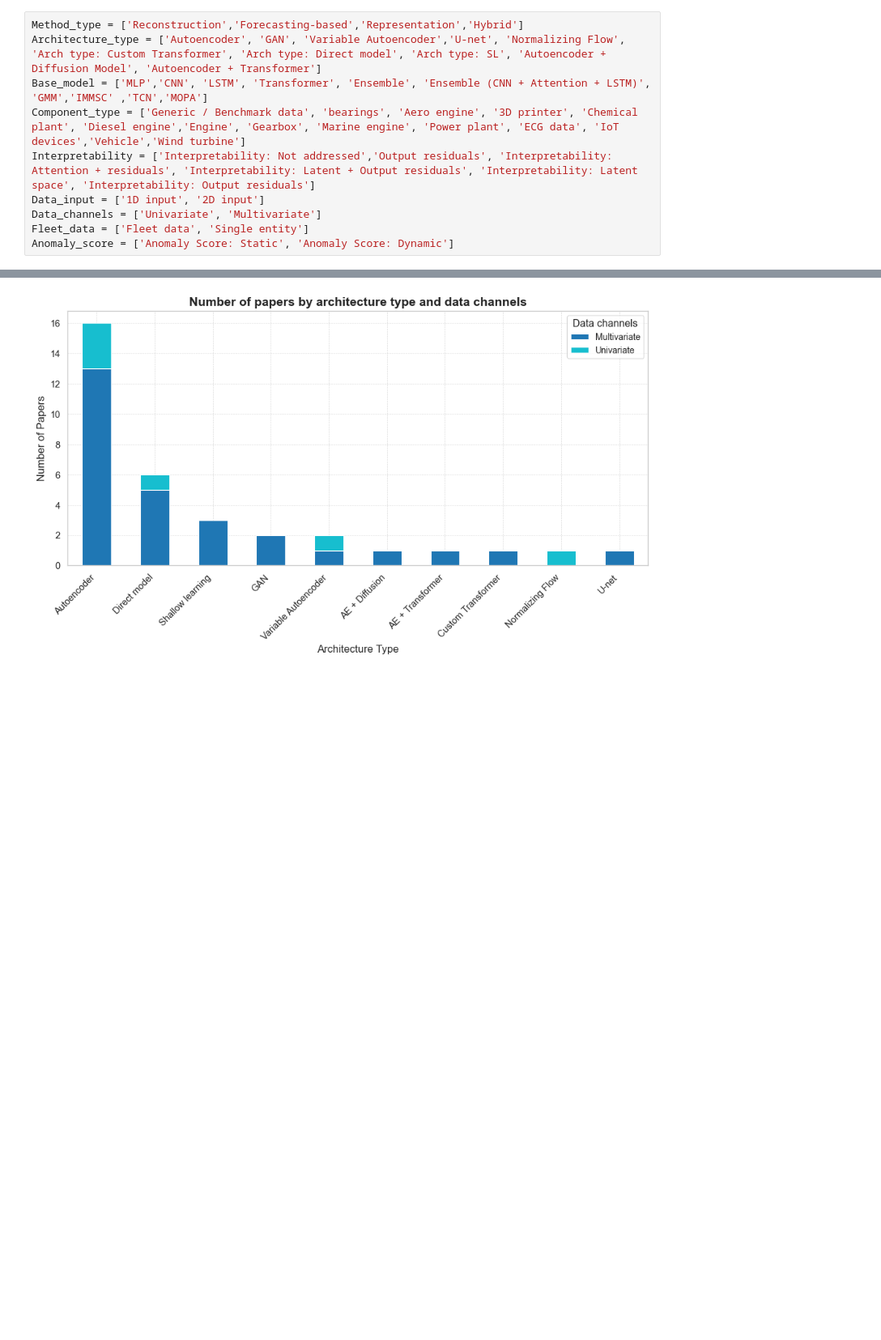
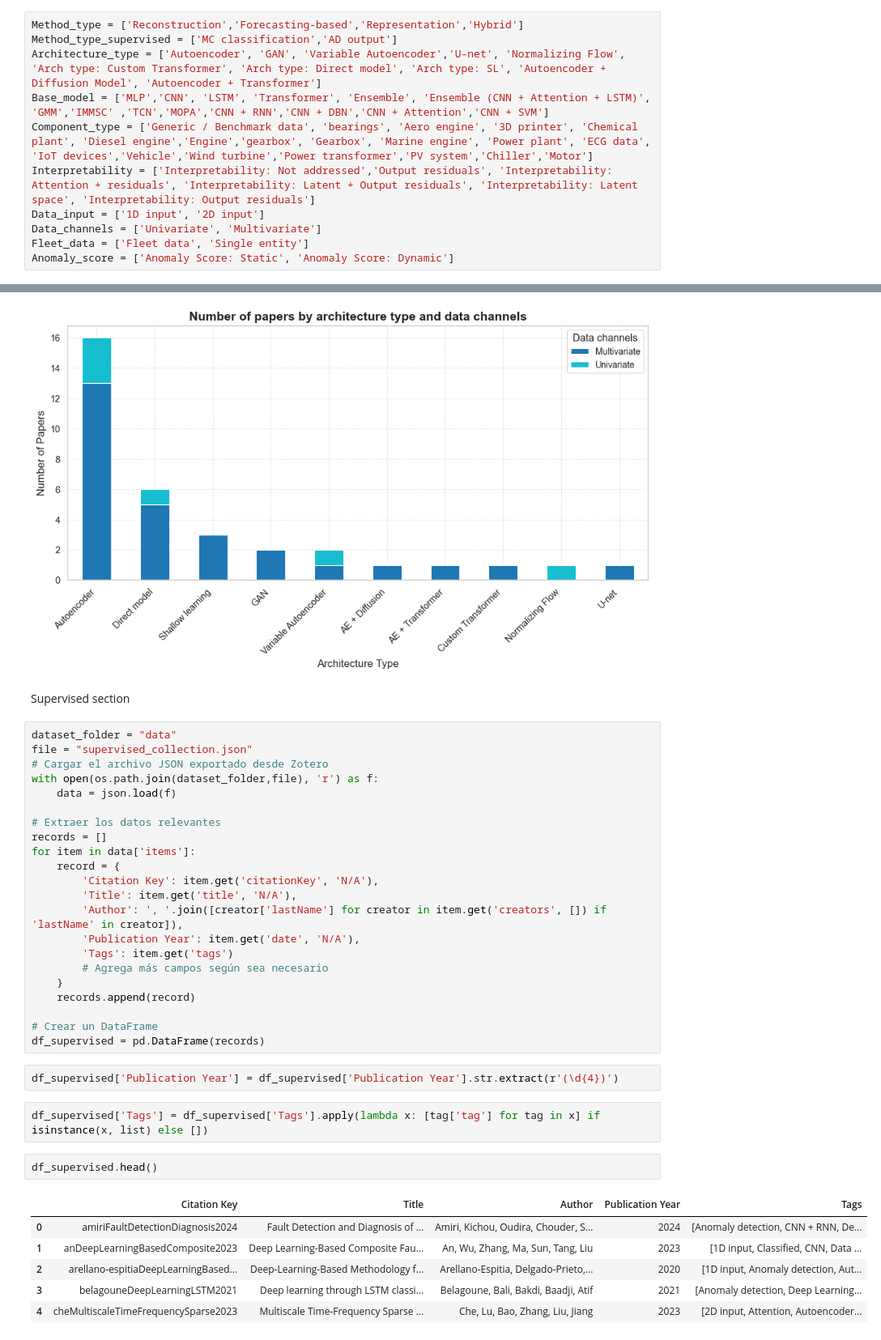
Before and after one commit to amolero6/ref_processing_research, a Jupyter notebook: Table_to_latex.ipynb, the cells around one changed output, grey strips where cells are left out. Shown at 81% size. Cells and saved outputs as stored; diff of their text form; blank space fills up the shorter version.

Commit message:
Include supervised

```diff
--- a/Table_to_latex.ipynb
+++ b/Table_to_latex.ipynb
@@ -45,9 +44,10 @@ df.head()
 | 4 | ellefsenOnlineFaultDetection2020 | Online Fault Detection in Autonom... | Ellefsen, Han, Cheng, Holmeset, A... | 2020 | [1D input, Anomaly detection, Ano... |
 # %%
 Method_type = ['Reconstruction','Forecasting-based','Representation','Hybrid']
+Method_type_supervised = ['MC classification','AD output']
 Architecture_type = ['Autoencoder', 'GAN', 'Variable Autoencoder','U-net', 'Normalizing Flow', 'Arch type: Custom Transformer', 'Arch type: Direct model', 'Arch type: SL', 'Autoencoder + Diffusion Model', 'Autoencoder + Transformer']
-Base_model = ['MLP','CNN', 'LSTM', 'Transformer', 'Ensemble', 'Ensemble (CNN + Attention + LSTM)', 'GMM','IMMSC' ,'TCN','MOPA']
-Component_type = ['Generic / Benchmark data', 'bearings', 'Aero engine', '3D printer', 'Chemical plant', 'Diesel engine','Engine', 'Gearbox', 'Marine engine', 'Power plant', 'ECG data', 'IoT devices','Vehicle','Wind turbine']
+Base_model = ['MLP','CNN', 'LSTM', 'Transformer', 'Ensemble', 'Ensemble (CNN + Attention + LSTM)', 'GMM','IMMSC' ,'TCN','MOPA','CNN + RNN','CNN + DBN','CNN + Attention','CNN + SVM']
+Component_type = ['Generic / Benchmark data', 'bearings', 'Aero engine', '3D printer', 'Chemical plant', 'Diesel engine','Engine','gearbox', 'Gearbox', 'Marine engine', 'Power plant', 'ECG data', 'IoT devices','Vehicle','Wind turbine','Power transformer','PV system','Chiller','Motor']
 Interpretability = ['Interpretability: Not addressed','Output residuals', 'Interpretability: Attention + residuals', 'Interpretability: Latent + Output residuals', 'Interpretability: Latent space', 'Interpretability: Output residuals']
 Data_input = ['1D input', '2D input']
 Data_channels = ['Univariate', 'Multivariate']
@@ -207,3 +207,40 @@ plt.tight_layout()
 plt.show()
 # %% [output]
 [figure]
+# %% [markdown]
+Supervised section
+# %%
+dataset_folder = "data"
+file = "supervised_collection.json"
+# Cargar el archivo JSON exportado desde Zotero
+with open(os.path.join(dataset_folder,file), 'r') as f:
+    data = json.load(f)
+
+# Extraer los datos relevantes
+records = []
+for item in data['items']:
+    record = {
+        'Citation Key': item.get('citationKey', 'N/A'),
+        'Title': item.get('title', 'N/A'),
+        'Author': ', '.join([creator['lastName'] for creator in item.get('creators', []) if 'lastName' in creator]),
+        'Publication Year': item.get('date', 'N/A'),
+        'Tags': item.get('tags')
+        # Agrega más campos según sea necesario
+    }
+    records.append(record)
+
+# Crear un DataFrame
+df_supervised = pd.DataFrame(records)
+# %%
+df_supervised['Publication Year'] = df_supervised['Publication Year'].str.extract(r'(\d{4})')
+# %%
+df_supervised['Tags'] = df_supervised['Tags'].apply(lambda x: [tag['tag'] for tag in x] if isinstance(x, list) else [])
+# %%
+df_supervised.head()
+# %% [output]
+|  | Citation Key | Title | Author | Publication Year | Tags |
+| 0 | amiriFaultDetectionDiagnosis2024 | Fault Detection and Diagnosis of ... | Amiri, Kichou, Oudira, Chouder, S... | 2024 | [Anomaly detection, CNN + RNN, De... |
+| 1 | anDeepLearningBasedComposite2023 | Deep Learning-Based Composite Fau... | An, Wu, Zhang, Ma, Sun, Tang, Liu | 2023 | [1D input, Classified, CNN, Data ... |
+| 2 | arellano-espitiaDeepLearningBased... | Deep-Learning-Based Methodology f... | Arellano-Espitia, Delgado-Prieto,... | 2020 | [1D input, Anomaly detection, Aut... |
+| 3 | belagouneDeepLearningLSTM2021 | Deep learning through LSTM classi... | Belagoune, Bali, Bakdi, Baadji, Atif | 2021 | [Anomaly detection, Deep Learning... |
+| 4 | cheMultiscaleTimeFrequencySparse2023 | Multiscale Time-Frequency Sparse ... | Che, Lu, Bao, Zhang, Liu, Jiang | 2023 | [2D input, Attention, Autoencoder... |
```
Also changed, not shown: parts of 8 cells of this notebook, 3 other files.
